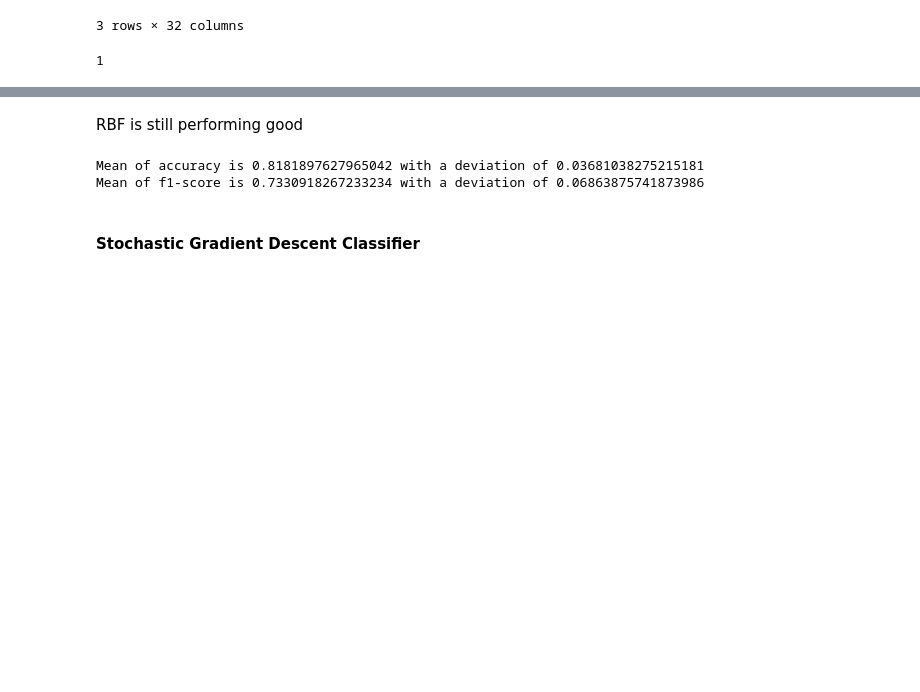
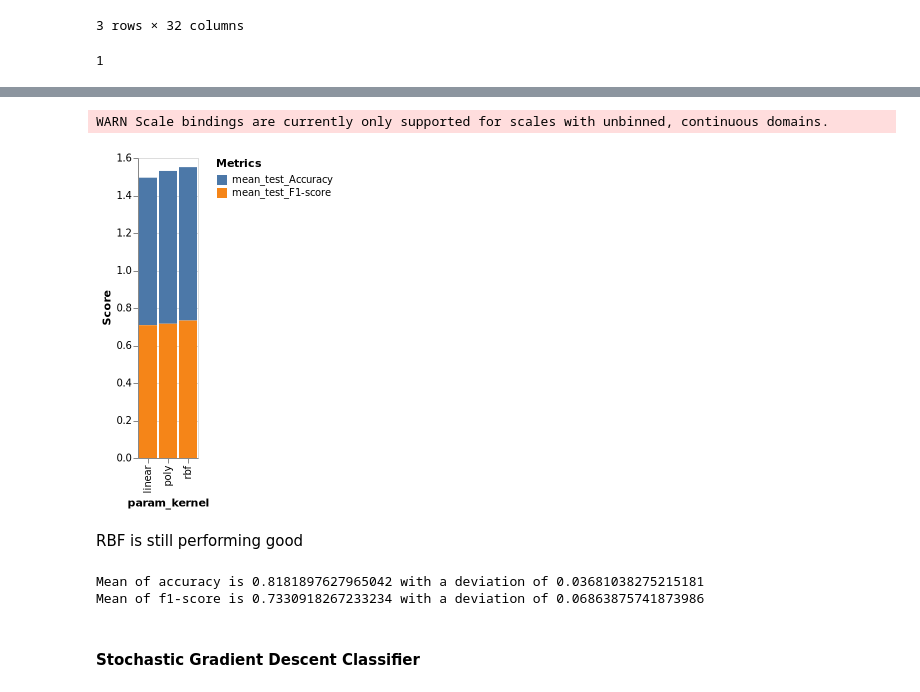
Before and after one commit to nvmcr/My_Portfolio, a Jupyter notebook: Notebook.ipynb, the cells around one changed output, grey strips where cells are left out. Drawn from its saved outputs; the diff is of its cells as text; code cells hidden in the pictures; blank space fills up the shorter version.

```diff
--- a/Notebook.ipynb
+++ b/Notebook.ipynb
@@ -754,11 +781,11 @@ grid_svm.best_index_
 # %%
 #Plotting graph for better visualization
 alt.Chart(mod_svm_scores).transform_fold(
-    ['mean_test_Accuracy','mean_test_Precision', 'mean_test_Recall','mean_test_F1-score'],
+    ['mean_test_Accuracy','mean_test_F1-score'],
 ).mark_bar().encode(
     x = 'param_kernel',
     y = alt.Y('value', type = 'quantitative', title = 'Score'),
     color = alt.Color('key', type = 'nominal', title = 'Metrics'),
-    tooltip = ['mean_test_Accuracy','mean_test_Precision', 'mean_test_Recall','mean_test_F1-score']
+    tooltip = ['mean_test_Accuracy','mean_test_F1-score']
 ).interactive()
 # %% [output]
@@ -766,3 +792,5 @@ alt.Chart(mod_svm_scores).transform_fold(
+WARN Scale bindings are currently only supported for scales with unbinned, continuous domains.
+[figure, added]
 # %% [markdown]
 RBF is still performing good
 # %%
```
Also changed, not shown: parts of 49 cells of this notebook, 1 other file.
